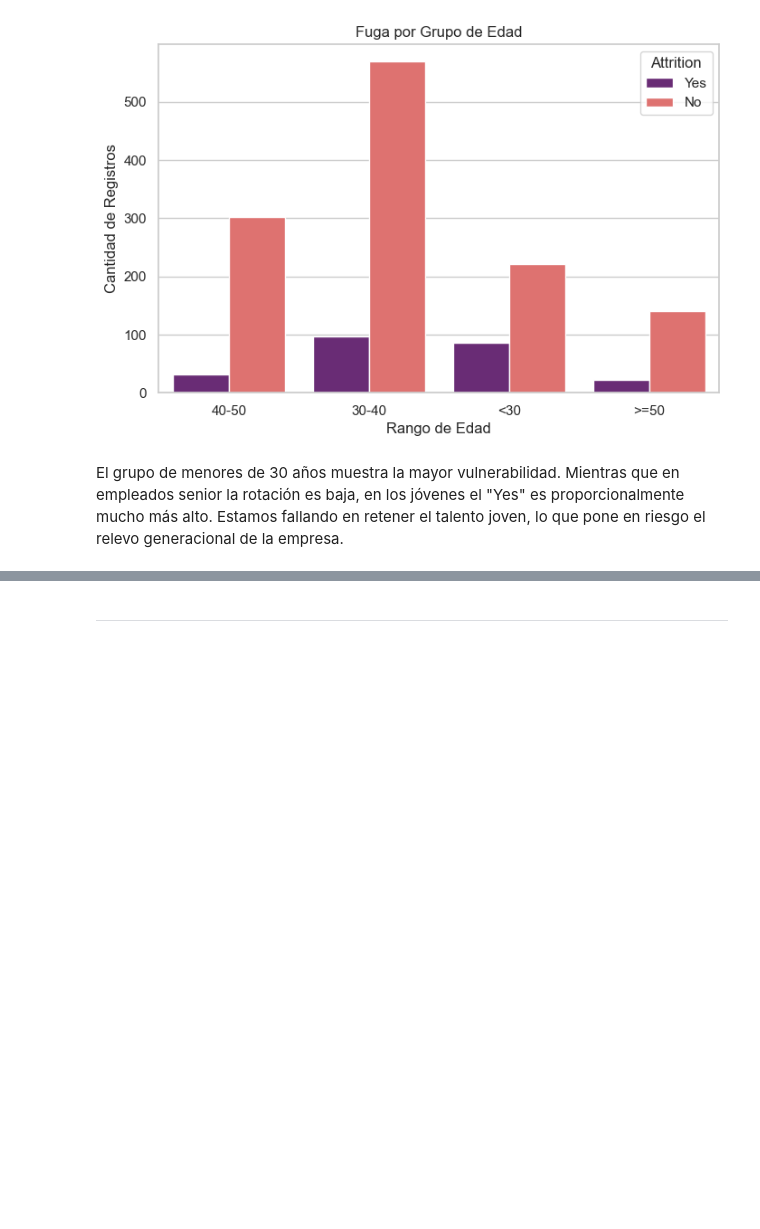
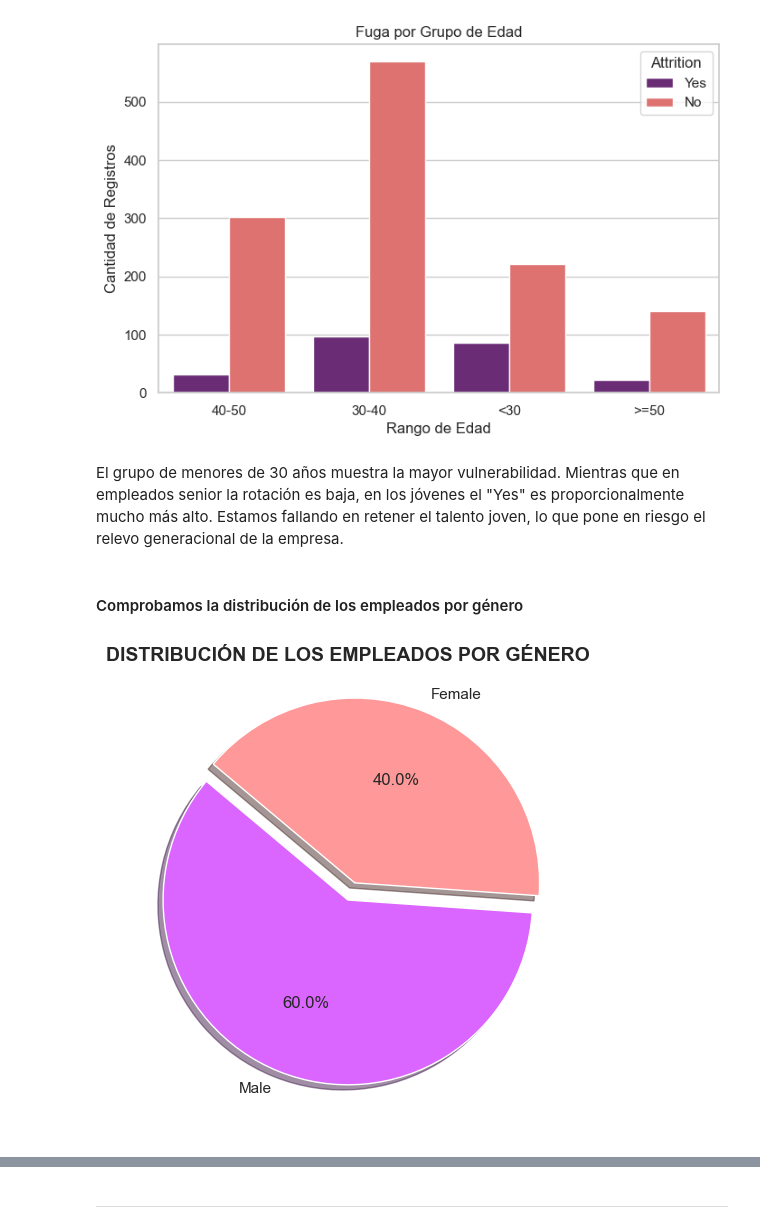
Before and after one commit to Ruthpsegovia/proyecto-da-promo-59-modulo-3-team-2, a Jupyter notebook: Visualizaciones/Visual_Storytelling.ipynb, the cells around one changed output, grey strips where cells are left out. Drawn from its saved outputs; the diff is of its cells as text; code cells hidden in the pictures; blank space fills up the shorter version.

Commit message:
visualizacion fuga por genero

```diff
--- a/Visualizaciones/Visual_Storytelling.ipynb
+++ b/Visualizaciones/Visual_Storytelling.ipynb
@@ -47,3 +47,14 @@ plt.show()
 [figure]
 # %% [markdown]
 El grupo de menores de 30 años muestra la mayor vulnerabilidad. Mientras que en empleados senior la rotación es baja, en los jóvenes el "Yes" es proporcionalmente mucho más alto. Estamos fallando en retener el talento joven, lo que pone en riesgo el relevo generacional de la empresa.
+# %% [markdown]
+#### Comprobamos la distribución de los empleados por género
+# %%
+plt.figure(figsize=(6, 6))
+gender = df['Gender'].value_counts()
+plt.pie(gender, labels=gender.index, autopct='%1.1f%%', startangle=140,
+        colors=["#db66ff",'#ff9999'], explode=(0, 0.1), shadow=True)
+plt.title('DISTRIBUCIÓN DE LOS EMPLEADOS POR GÉNERO', fontsize=14, fontweight='bold')
+plt.show()
+# %% [output]
+[figure, added]
```
Also changed, not shown: parts of 4 cells of this notebook.
